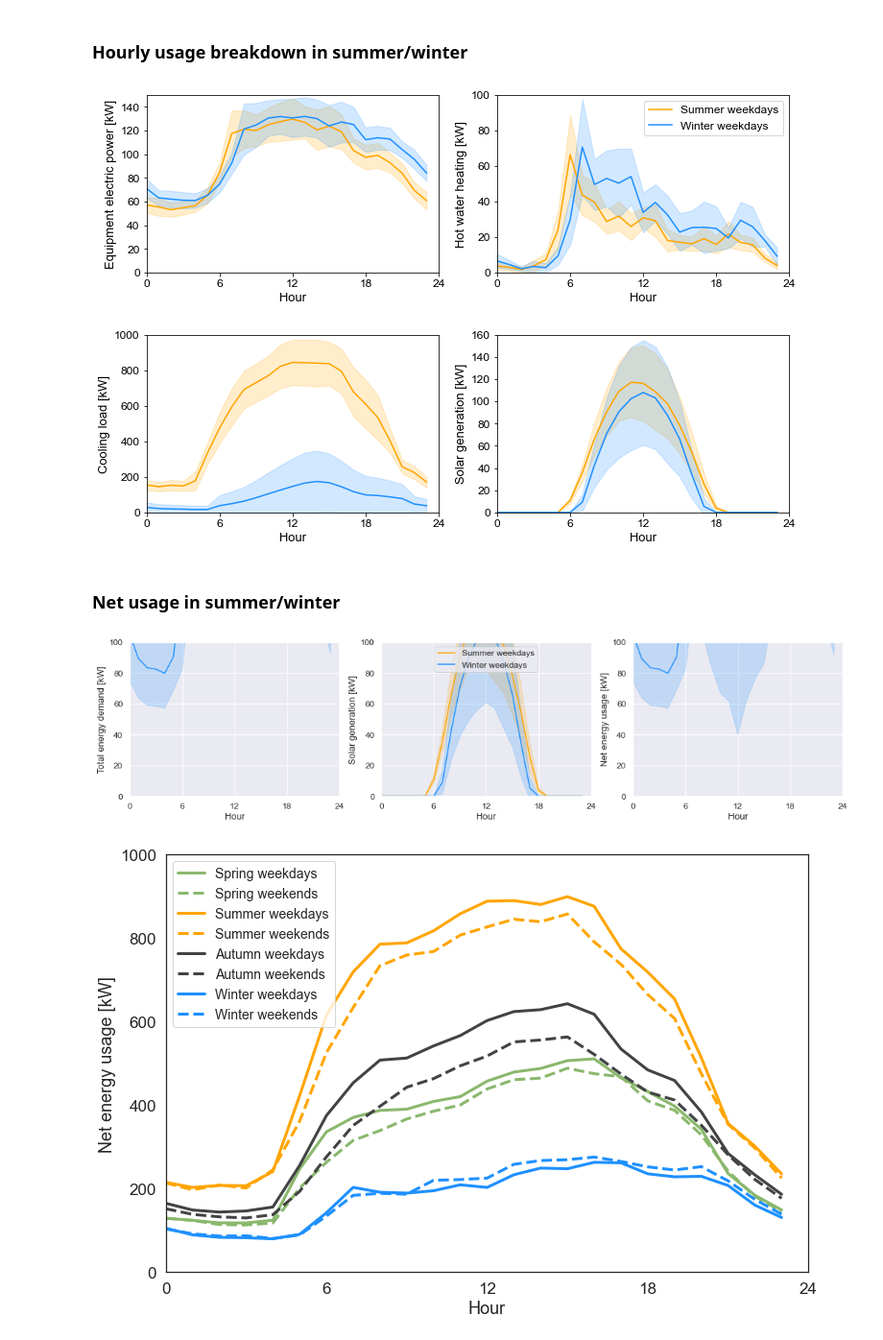
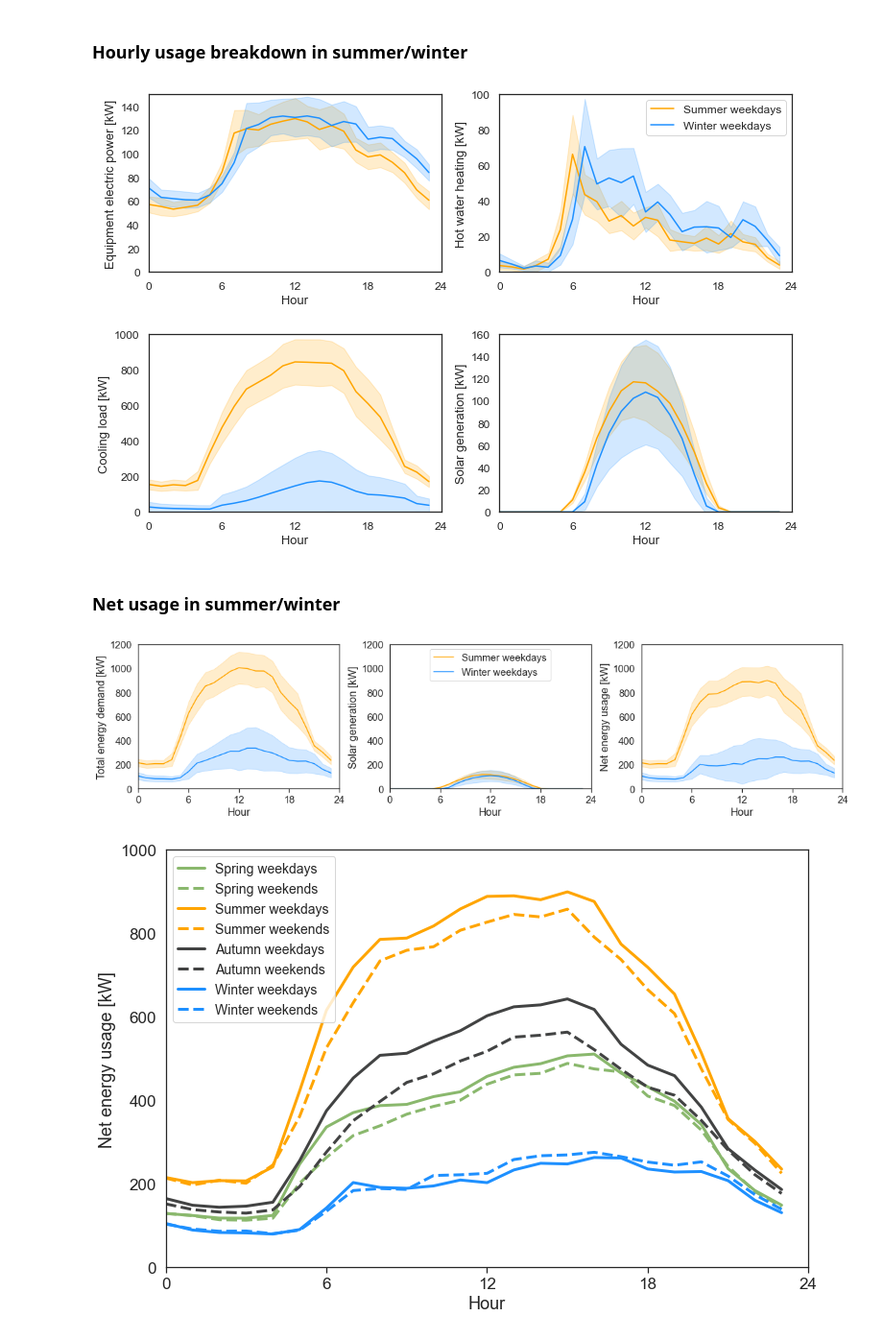
Before and after one commit to erickCantu/TheGreenCitySolutionsGroup, a Jupyter notebook: notebooks/EDA_data_visualization.ipynb, the cells around one changed output. Shown at 96% size. Drawn from its saved outputs; the diff is of its cells as text; code cells hidden in the pictures.

```diff
--- a/notebooks/EDA_data_visualization.ipynb
+++ b/notebooks/EDA_data_visualization.ipynb
@@ -149,7 +153,8 @@ plt.show()
 # %%
 ci = "sd"
 fontsize=13
-
+sns.set(font="Arial")
+sns.set_style("white")
 
 fig, ax = plt.subplots(2,2,figsize=(12,8))
 plt.subplot(2, 2, 1)
@@ -201,17 +206,20 @@ plt.subplots_adjust(hspace=0.35)
 plt.show()
 fig.savefig('assets/usagebreakdown_seasons_aggbuildings.png')
 # %% [output]
-[figure, old version]
+[figure, new version]
 # %% [markdown]
 ### Net usage  in summer/winter
 # %%
 ci = "sd"
-fontsize=13
+fontsize=16
 xticks = [0, 6, 12, 18, 24]
 xlim = (0, 24)
-ylim = (0, 100)
+ylim = (0, 1200)
 
-fig, ax = plt.subplots(1,3,figsize=(18,4))
+sns.set(font="Arial")
+sns.set_style("white")
+
+fig, ax = plt.subplots(1,3,figsize=(19,4))
 plt.subplot(1, 3, 1)
 col = "total_load_kW"
 sns.lineplot(data=df_weekday_sum, y=col, x='hour', color='orange', ci=ci)
@@ -221,35 +229,40 @@ plt.xlabel('Hour', fontsize=fontsize)
 plt.xticks(xticks, fontsize=fontsize-1)
 plt.yticks(fontsize=fontsize-1)
 plt.xlim(xlim)
 plt.ylim(ylim)
+plt.tick_params(axis='x', which='major', bottom=True)
 
 plt.subplot(1, 3, 2)
 col = "solar_generation_kW"
 sns.lineplot(data=df_weekday_sum, y=col, x='hour', color='orange', ci=ci, label='Summer weekdays')
 sns.lineplot(data=df_weekday_win, y=col, x='hour', color='dodgerblue', ci=ci, label='Winter weekdays')
 plt.ylabel('Solar generation [kW]', fontsize=fontsize)
 plt.xlabel('Hour', fontsize=fontsize)
 plt.xticks(xticks, fontsize=fontsize-1)
 plt.yticks(fontsize=fontsize-1)
 plt.xlim(xlim)
 plt.ylim(ylim)
 plt.legend(loc='upper center', fontsize=fontsize-1)
+plt.tick_params(axis='x', which='major', bottom=True)
 
 plt.subplot(1, 3, 3)
 col = "net_load_kW"
 sns.lineplot(data=df_weekday_sum, y=col, x='hour', color='orange', ci=ci)
 sns.lineplot(data=df_weekday_win, y=col, x='hour', color='dodgerblue', ci=ci)
 plt.ylabel('Net energy usage [kW]', fontsize=fontsize)
 plt.xlabel('Hour', fontsize=fontsize)
 plt.xticks(xticks, fontsize=fontsize-1)
+plt.tick_params(axis='x', which='major', bottom=True)
 plt.yticks(fontsize=fontsize-1)
 plt.xlim(xlim)
 plt.ylim(ylim)
 
+#plt.suptitle('Building '+str(building_nr))
+plt.subplots_adjust(wspace=0.25)
+plt.show()
 fig.savefig('assets/netusage_building_'+str(building_nr)+'.png')
-plt.show()
 # %% [output]
-[figure, old version]
+[figure, new version]
 # %%
 #sns.set(font="Arial")
 sns.set_style("white")
```
Also changed, not shown: parts of 11 cells of this notebook.
